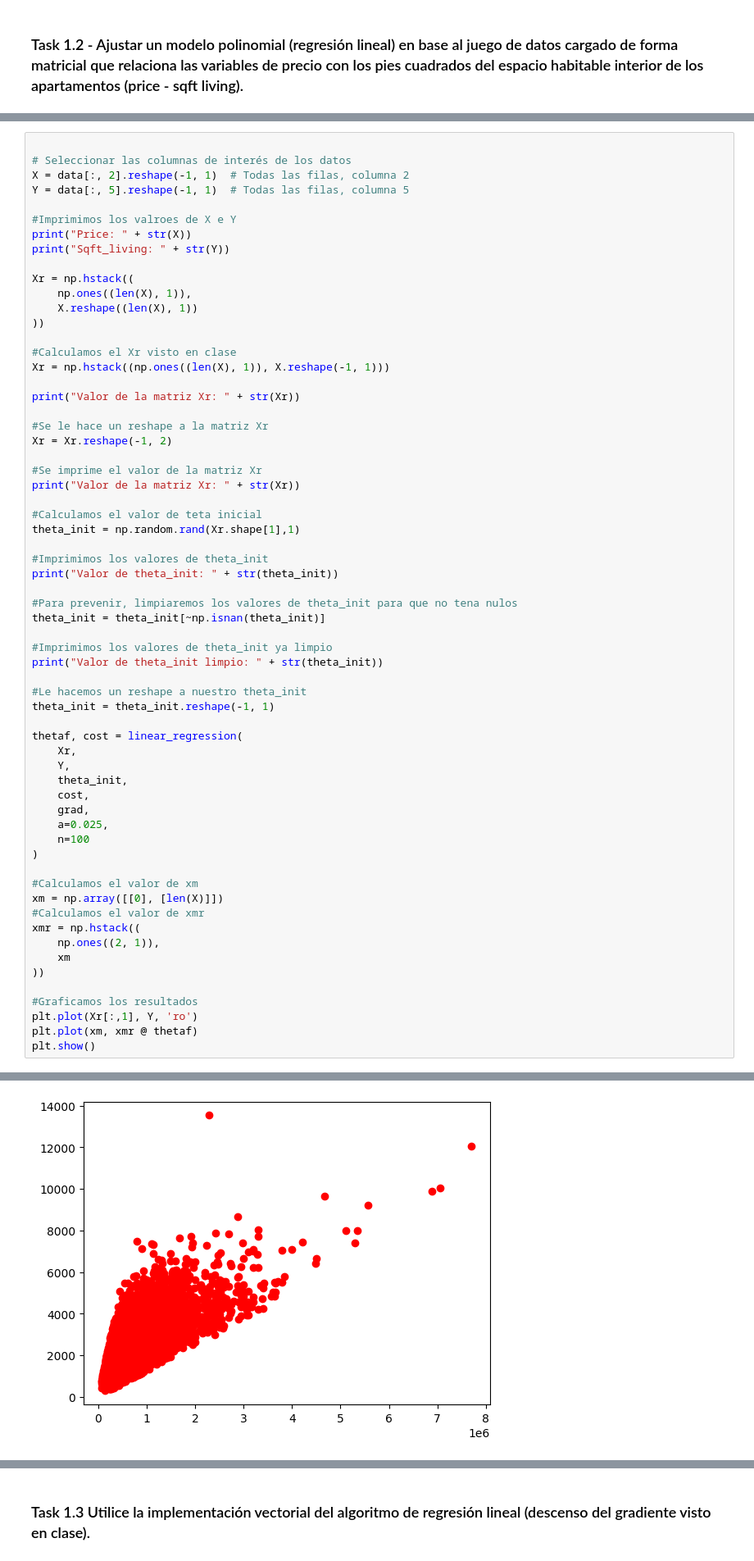
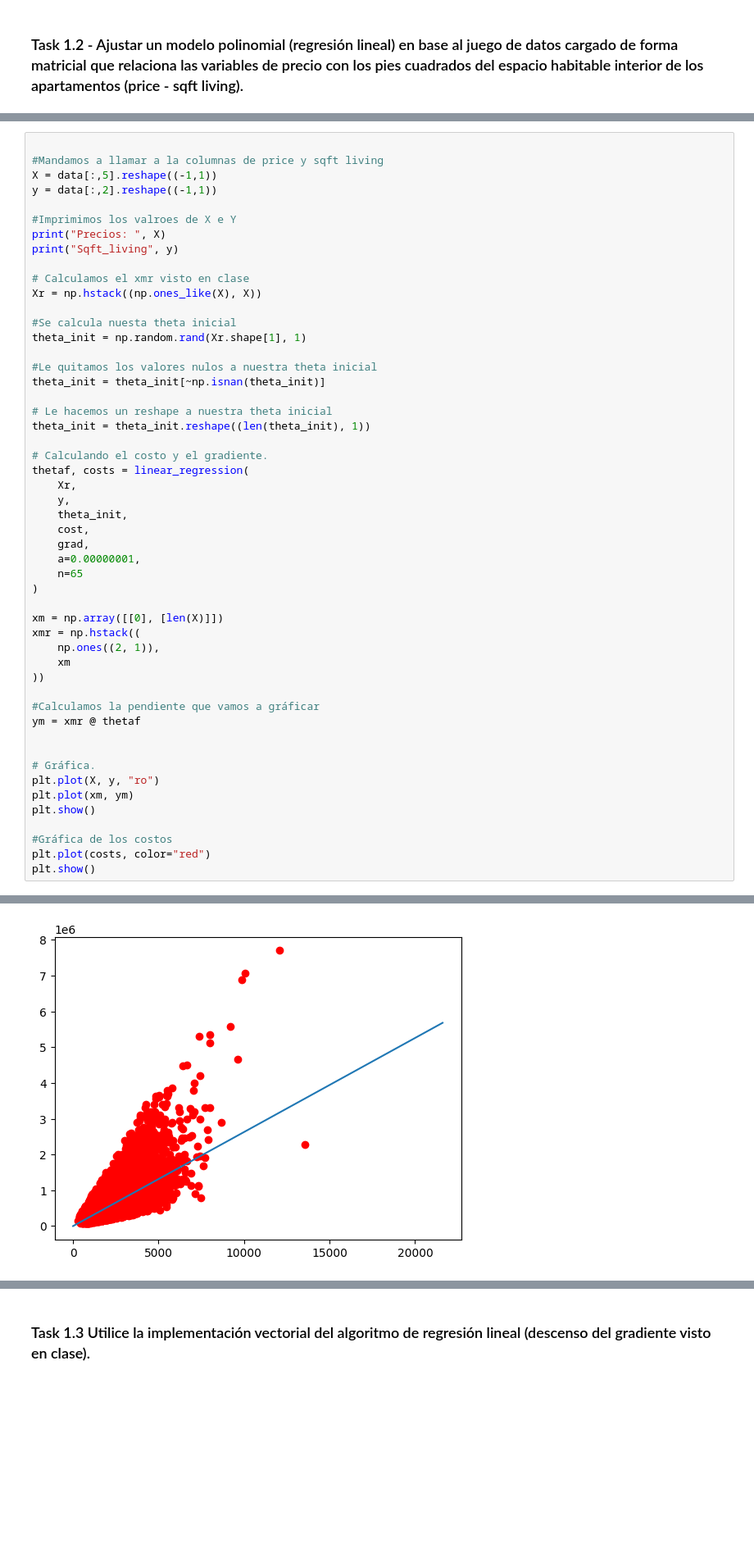
Before and after one commit to bar20807/Laboratorio3IA, a Jupyter notebook: lab3.ipynb, the cells around one changed output, grey strips where cells are left out. Shown at 82% size. Saved outputs shown, nothing was run; the diff lists cells and outputs as text; blank space fills up the shorter version.

```diff
--- a/lab3.ipynb
+++ b/lab3.ipynb
@@ -105,64 +94,52 @@ def linear_cost_gradient(theta, X, y, lmbd):
 # %%
 
-# Seleccionar las columnas de interés de los datos
-X = data[:, 2].reshape(-1, 1)  # Todas las filas, columna 2
-Y = data[:, 5].reshape(-1, 1)  # Todas las filas, columna 5
+#Mandamos a llamar a la columnas de price y sqft living
+X = data[:,5].reshape((-1,1))
+y = data[:,2].reshape((-1,1))
 
 #Imprimimos los valroes de X e Y
-print("Price: " + str(X))
-print("Sqft_living: " + str(Y))
+print("Precios: ", X)
+print("Sqft_living", y)
 
-Xr = np.hstack((
-    np.ones((len(X), 1)),
-    X.reshape((len(X), 1))
-))
+# Calculamos el xmr visto en clase
+Xr = np.hstack((np.ones_like(X), X))
 
-#Calculamos el Xr visto en clase
-Xr = np.hstack((np.ones((len(X), 1)), X.reshape(-1, 1)))
+#Se calcula nuesta theta inicial
+theta_init = np.random.rand(Xr.shape[1], 1)
 
-print("Valor de la matriz Xr: " + str(Xr))
-
-#Se le hace un reshape a la matriz Xr
-Xr = Xr.reshape(-1, 2)
-
-#Se imprime el valor de la matriz Xr
-print("Valor de la matriz Xr: " + str(Xr))
-
-#Calculamos el valor de teta inicial
-theta_init = np.random.rand(Xr.shape[1],1)
-
-#Imprimimos los valores de theta_init
-print("Valor de theta_init: " + str(theta_init))
-
-#Para prevenir, limpiaremos los valores de theta_init para que no tena nulos
+#Le quitamos los valores nulos a nuestra theta inicial
 theta_init = theta_init[~np.isnan(theta_init)]
 
-#Imprimimos los valores de theta_init ya limpio
-print("Valor de theta_init limpio: " + str(theta_init))
+# Le hacemos un reshape a nuestra theta inicial
+theta_init = theta_init.reshape((len(theta_init), 1))
 
-#Le hacemos un reshape a nuestro theta_init
-theta_init = theta_init.reshape(-1, 1)
-
-thetaf, cost = linear_regression(
+# Calculando el costo y el gradiente.
+thetaf, costs = linear_regression(
     Xr,
-    Y,
+    y,
     theta_init,
     cost,
     grad,
-    a=0.025,
-    n=100
+    a=0.00000001,
+    n=65
 )
 
-#Calculamos el valor de xm
 xm = np.array([[0], [len(X)]])
-#Calculamos el valor de xmr
 xmr = np.hstack((
     np.ones((2, 1)),
     xm
 ))
 
-#Graficamos los resultados
-plt.plot(Xr[:,1], Y, 'ro')
-plt.plot(xm, xmr @ thetaf)
+#Calculamos la pendiente que vamos a gráficar
+ym = xmr @ thetaf
+
+
+# Gráfica.
+plt.plot(X, y, "ro")
+plt.plot(xm, ym)
 plt.show()
+
+#Gráfica de los costos
+plt.plot(costs, color="red")
+plt.show()
 # %% [output]
@@ -186 +160 @@ Valor de theta_init limpio: [0.36635389 0.7104728 ]
-[figure, old version]
+[figure, new version]
```
Also changed, not shown: parts of 5 cells of this notebook.
